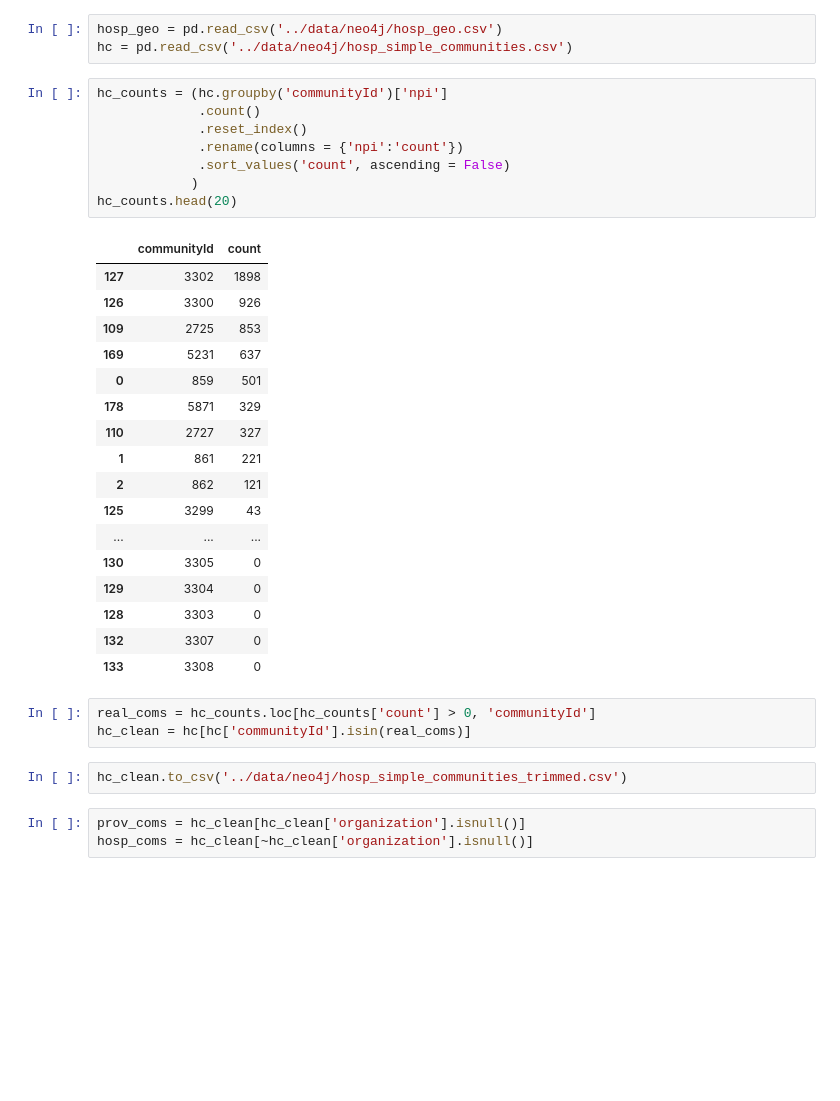
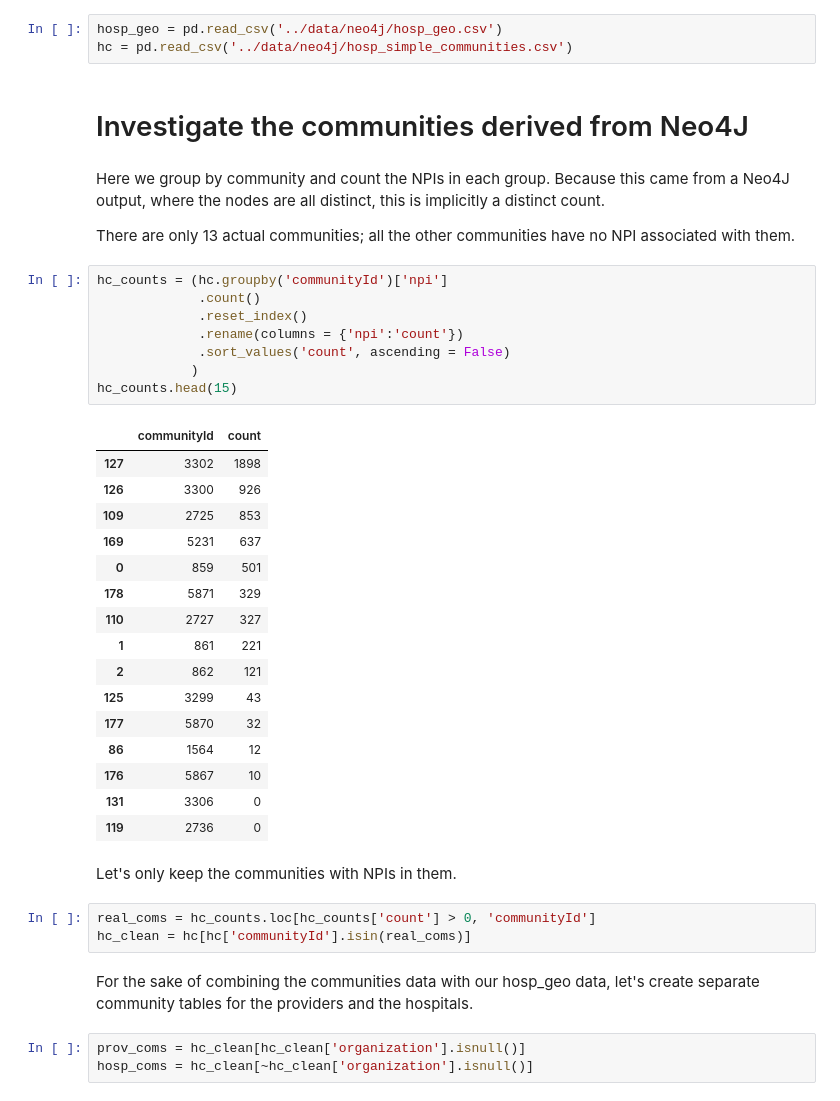
Before and after one commit to VahidehRasekhi/hop_team-hotdogs, a Jupyter notebook: scripts/hop_07_hosp_geo_communities_analysis.ipynb, the cells around one changed output. Drawn from its saved outputs; the diff is of its cells as text; blank space fills up the shorter version.

```diff
--- a/scripts/hop_community_detection_test.ipynb
+++ b/scripts/hop_07_hosp_geo_communities_analysis.ipynb
@@ -15,37 +15,44 @@ jtplot.style()
 # %%
 hosp_geo = pd.read_csv('../data/neo4j/hosp_geo.csv')
 hc = pd.read_csv('../data/neo4j/hosp_simple_communities.csv')
+# %% [markdown]
+# Investigate the communities derived from Neo4J
+# %% [markdown]
+Here we group by community and count the NPIs in each group. Because this came from a Neo4J output, where the nodes are all distinct, this is implicitly a distinct count.
+
+There are only 13 actual communities; all the other communities have no NPI associated with them.
 # %%
 hc_counts = (hc.groupby('communityId')['npi']
              .count()
              .reset_index()
              .rename(columns = {'npi':'count'})
              .sort_values('count', ascending = False)
             )
-hc_counts.head(20)
+hc_counts.head(15)
 # %% [output]
 |  | communityId | count |
 | 127 | 3302 | 1898 |
 | 126 | 3300 | 926 |
 | 109 | 2725 | 853 |
 | 169 | 5231 | 637 |
 | 0 | 859 | 501 |
 | 178 | 5871 | 329 |
 | 110 | 2727 | 327 |
 | 1 | 861 | 221 |
 | 2 | 862 | 121 |
 | 125 | 3299 | 43 |
-| ... | ... | ... |
-| 130 | 3305 | 0 |
-| 129 | 3304 | 0 |
-| 128 | 3303 | 0 |
-| 132 | 3307 | 0 |
-| 133 | 3308 | 0 |
+| 177 | 5870 | 32 |
+| 86 | 1564 | 12 |
+| 176 | 5867 | 10 |
+| 131 | 3306 | 0 |
+| 119 | 2736 | 0 |
+# %% [markdown]
+Let's only keep the communities with NPIs in them.
 # %%
 real_coms = hc_counts.loc[hc_counts['count'] > 0, 'communityId']
 hc_clean = hc[hc['communityId'].isin(real_coms)]
-# %%
-hc_clean.to_csv('../data/neo4j/hosp_simple_communities_trimmed.csv')
+# %% [markdown]
+For the sake of combining the communities data with our hosp_geo data, let's create separate community tables for the providers and the hospitals.
 # %%
 prov_coms = hc_clean[hc_clean['organization'].isnull()]
 hosp_coms = hc_clean[~hc_clean['organization'].isnull()]
```
Also changed, not shown: parts of 7 cells of this notebook, 2 other files.
